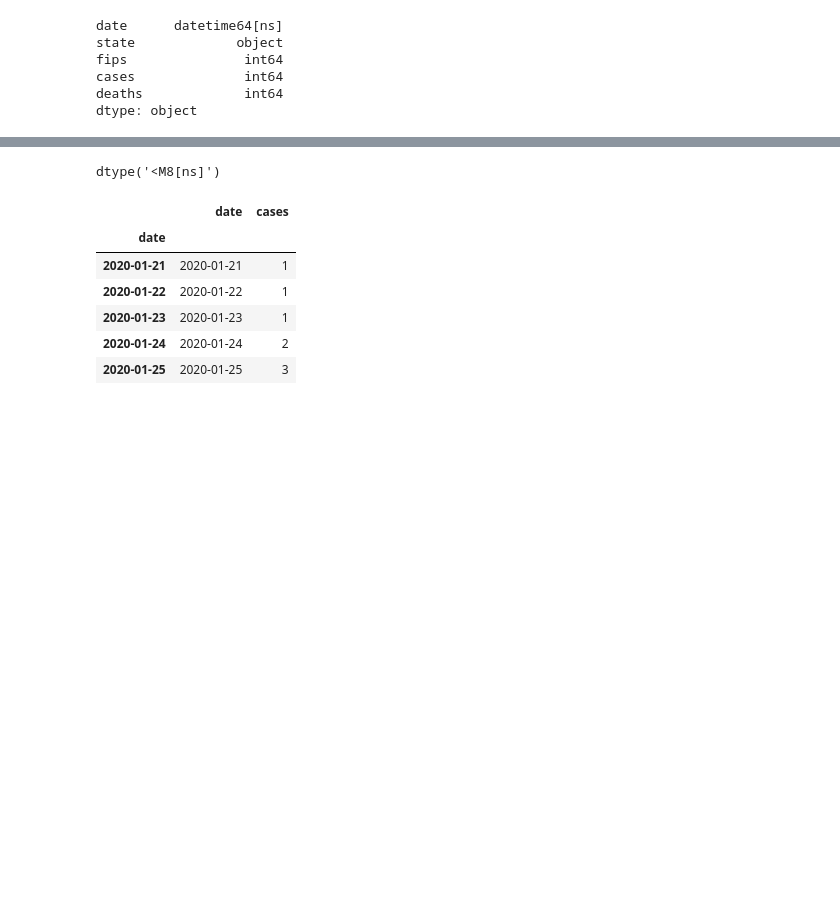
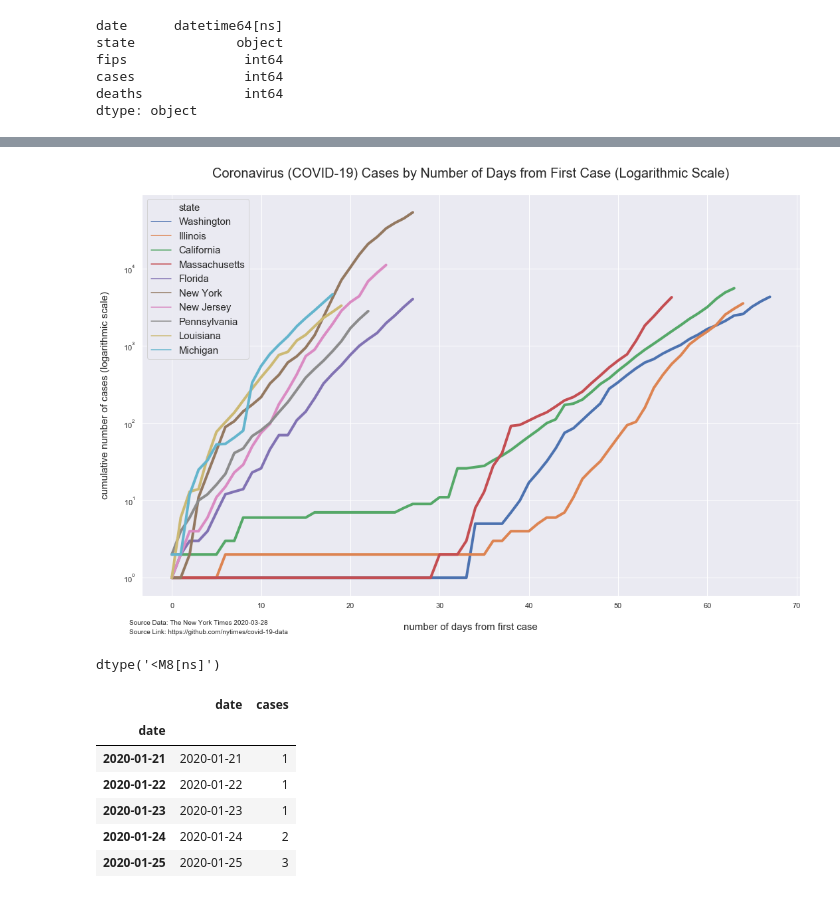
Before and after one commit to mebauer/covid-19-states, a Jupyter notebook: covid-19-data.ipynb, the cells around one changed output, grey strips where cells are left out. Saved outputs shown, nothing was run; the diff lists cells and outputs as text; code cells hidden in the pictures; blank space fills up the shorter version.

```diff
--- a/covid-19-data.ipynb
+++ b/covid-19-data.ipynb
@@ -162,3 +261,31 @@ plt.savefig('figures/nyt-covid-19-state-timeseries-log-032720')
+# %%
+fig, ax1 = plt.subplots(figsize=(15,10))
+txt = ('Source Data: The New York Times ' + current_date)
+txt2 = ('Source Link: https://github.com/nytimes/covid-19-data')
+
+sns.lineplot(x="time_difference", y="cases",
+             hue="state",
+             data=state_first_case, linewidth=4)
+ax1.set_yscale('log')
+
+ax1.xaxis.grid(True, which="major")
+
+ax1.grid(True)
+ax1.grid(axis='x', which='minor')
+ax1.xaxis.labelpad = 20
+ax1.yaxis.labelpad = 20
+
+ax1.legend(fontsize=15)
+ax1.set_xlabel('number of days from first case', fontsize=15)
+ax1.set_ylabel('cumulative number of cases (logarithmic scale)', fontsize=15)
+plt.title('Coronavirus (COVID-19) Cases by Number of Days from First Case (Logarithmic Scale)', pad = 25, fontsize=20)
+plt.figtext(0.05, 0.03, txt, wrap=True, horizontalalignment='left', fontsize=10)
+plt.figtext(0.05, 0.01, txt2, wrap=True, horizontalalignment='left', fontsize=10)
+
+plt.tight_layout()
+plt.savefig('figures/nyt-covid-19-state-timeseries-first-case-log-032720')
+# %% [output]
+[figure, added]
 # %%
 g = covid_19_state_data.groupby('date')['cases'].sum().reset_index()
 
```
Also changed, not shown: parts of 18 cells of this notebook, 5 other files.
